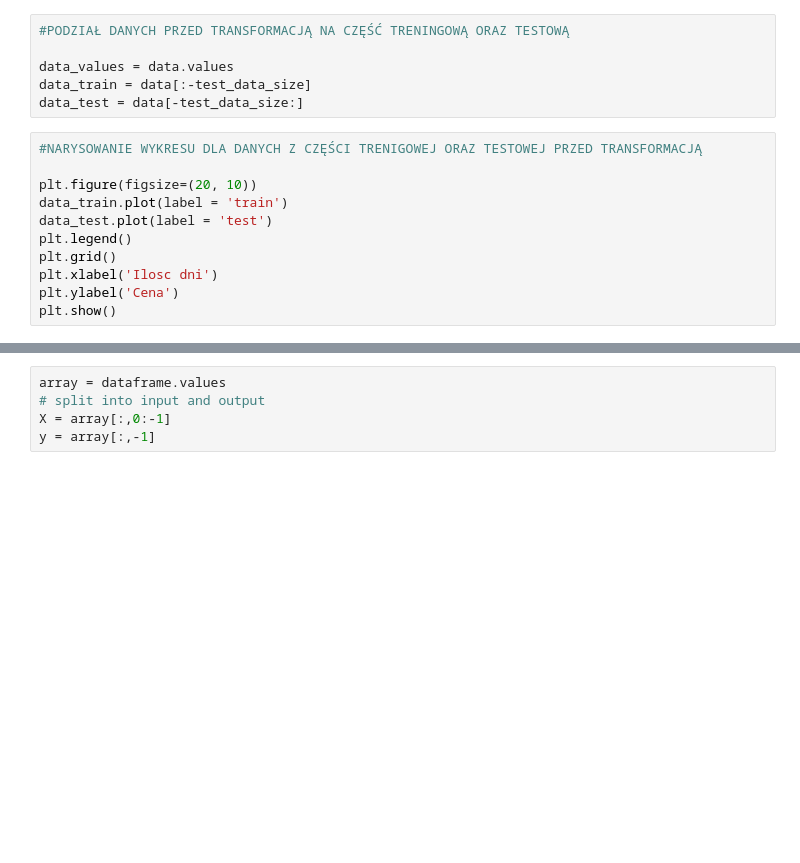
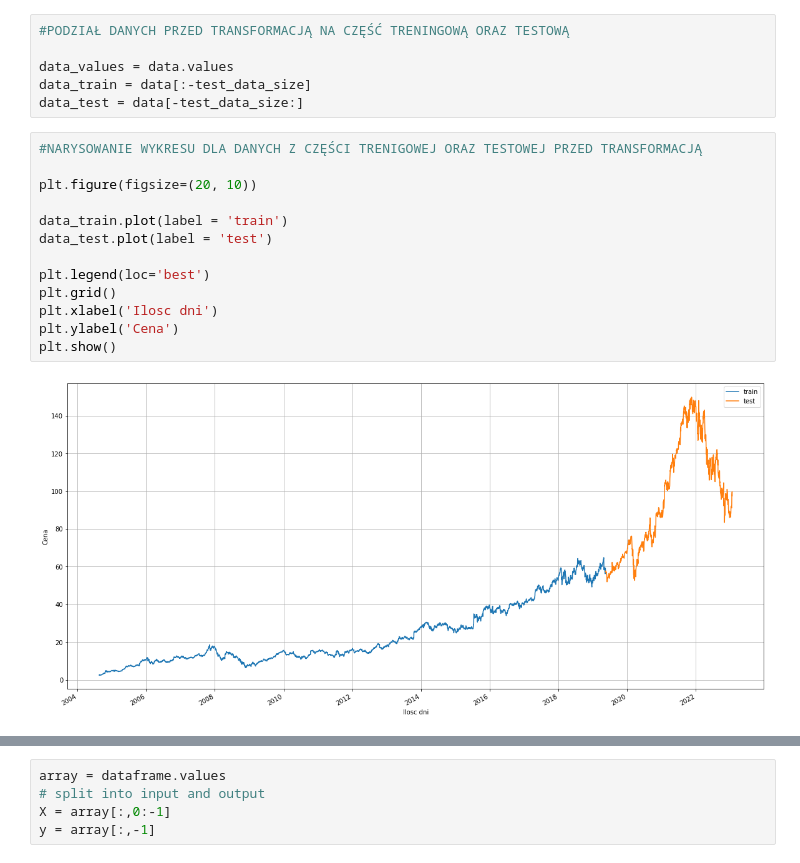
Before and after one commit to rkons88/Google-Alphabet-stock-price-forecast, a Jupyter notebook: PROJEKT ZALICZENIOWY.ipynb, the cells around one changed output, grey strips where cells are left out. Cells and saved outputs as stored; diff of their text form; blank space fills up the shorter version.

```diff
--- a/PROJEKT ZALICZENIOWY.ipynb
+++ b/PROJEKT ZALICZENIOWY.ipynb
@@ -261,14 +339,18 @@ data_test = data[-test_data_size:]
 # %%
 #NARYSOWANIE WYKRESU DLA DANYCH Z CZĘŚCI TRENIGOWEJ ORAZ TESTOWEJ PRZED TRANSFORMACJĄ
 
 plt.figure(figsize=(20, 10))
+
 data_train.plot(label = 'train')
 data_test.plot(label = 'test')
-plt.legend()
+
+plt.legend(loc='best')
 plt.grid()
 plt.xlabel('Ilosc dni')
 plt.ylabel('Cena')
 plt.show()
+# %% [output]
+[figure, added]
 # %%
 #TRANSFORMACJA ZAIMPORTOWANYCH DANYCH SZEREGU CZASOWEGO
 
```
Also changed, not shown: parts of 55 cells of this notebook.
